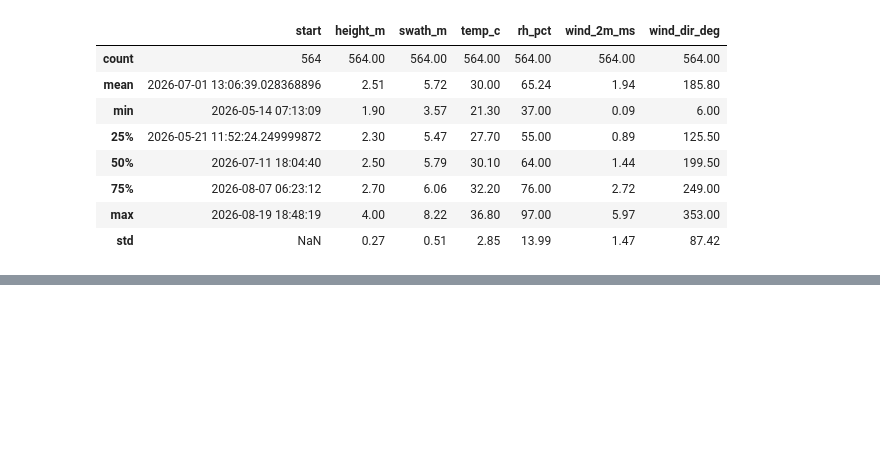
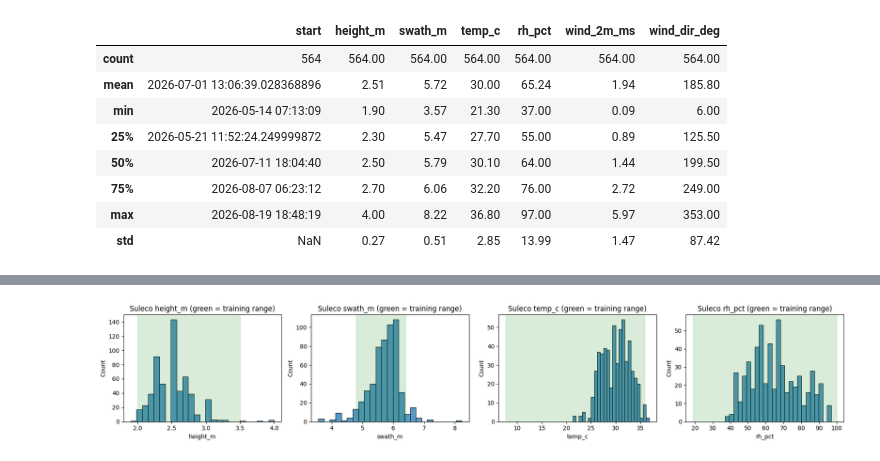
Before and after one commit to ShiharaXcor/AI-Driven-Drone-System-for-Precision-Spraying-in-Sri-Lankan-Tea-Plantations-J26-DS-346, a Jupyter notebook: component2_wind_spraying/validation/suleco_validation.ipynb, the cells around one changed output, grey strips where cells are left out. Saved outputs shown, nothing was run; the diff lists cells and outputs as text; code cells hidden in the pictures; blank space fills up the shorter version.

Commit message:
Update Suleco validation notebook

```diff
--- a/component2_wind_spraying/validation/suleco_validation.ipynb
+++ b/component2_wind_spraying/validation/suleco_validation.ipynb
@@ -77,3 +71,9 @@ matched with weather: 564 of 564
 | 75% | 2026-08-07 06:23:12 | 2.70 | 6.06 | 32.20 | 76.00 | 2.72 | 249.00 |
 | max | 2026-08-19 18:48:19 | 4.00 | 8.22 | 36.80 | 97.00 | 5.97 | 353.00 |
 | std | NaN | 0.27 | 0.51 | 2.85 | 13.99 | 1.47 | 87.42 |
+# %%
+inside = pd.DataFrame({c: m[c].between(*VALID_RANGES[c]) for c in ["height_m", "swath_m", "temp_c", "rh_pct"]})
+inside["wind_2m <= 6.7"] = m["wind_2m_ms"] <= 6.7
+m["in_range"] = inside.all(axis=1)
+print((inside.mean() * 100).round(1).astype(str) + " %")
+print("flights fully inside training ranges:", m["in_range"].sum(), "of", len(m), f"({m['in_range'].mean() * 100:.1f} %)")
@@ -79,0 +88,6 @@ matched with weather: 564 of 564
+# %%
+fig, ax = plt.subplots(1, 4, figsize=(18, 3.5))
+for i, c in enumerate(["height_m", "swath_m", "temp_c", "rh_pct"]): sns.histplot(m[c], bins=25, ax=ax[i]); ax[i].axvspan(*VALID_RANGES[c], color="green", alpha=0.15); ax[i].set_title(f"Suleco {c} (green = training range)")
+plt.tight_layout(); plt.savefig("fig_b4_coverage.png", dpi=150, bbox_inches="tight"); plt.show()
+# %% [output]
+[figure, added]
```
Also changed, not shown: parts of 7 cells of this notebook.
